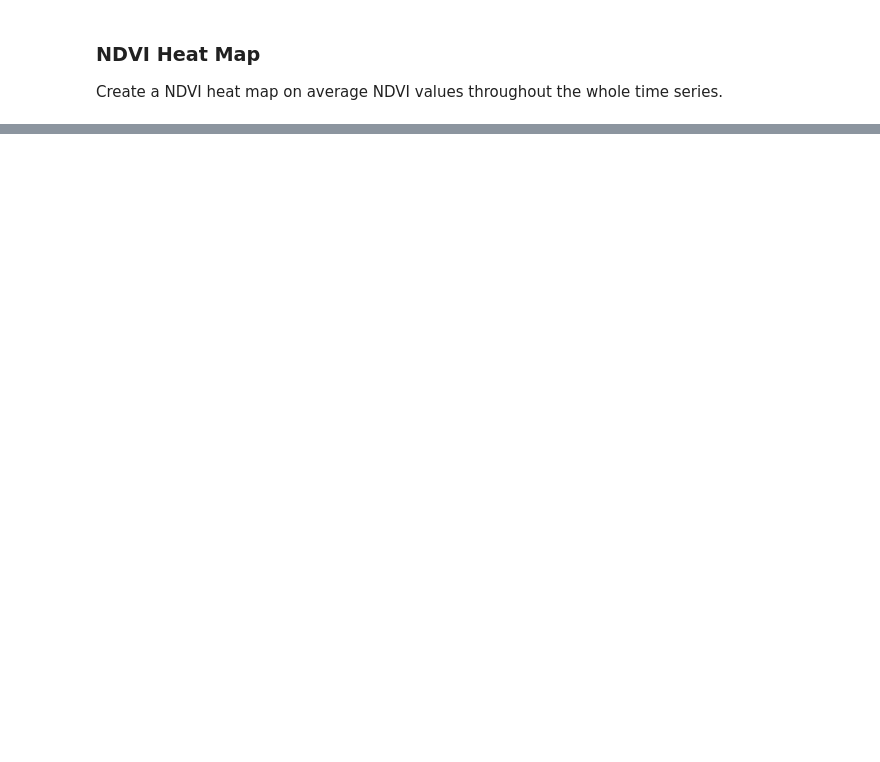
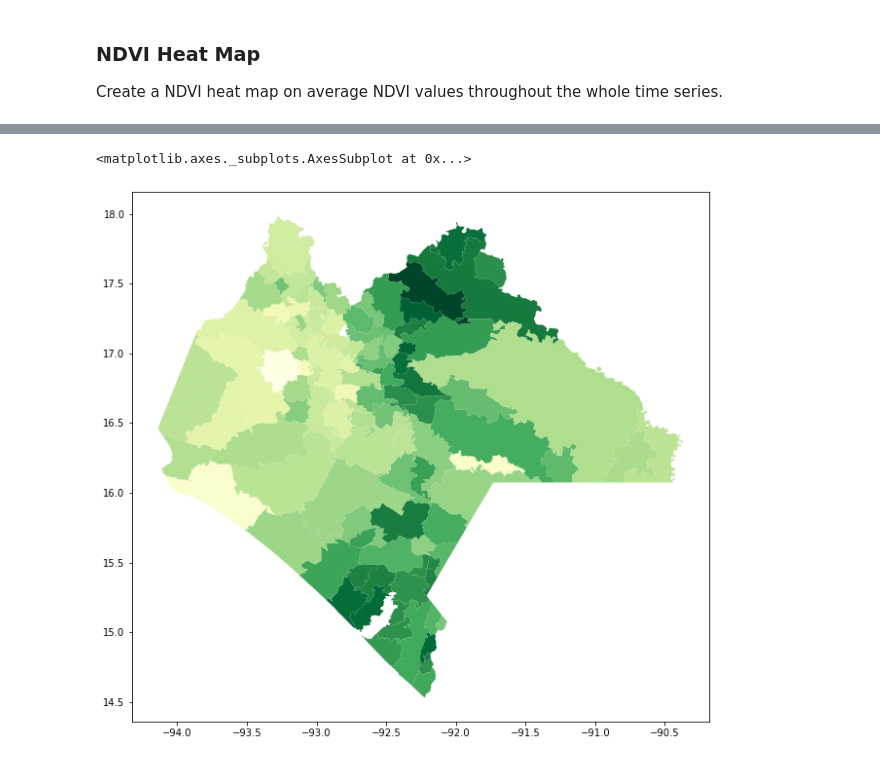
Before and after one commit to renelikestacos/Google-Earth-Engine-Python-Examples, a Jupyter notebook: 008_EE_meets_Geopandas.ipynb, the cells around one changed output, grey strips where cells are left out. Drawn from its saved outputs; the diff is of its cells as text; code cells hidden in the pictures; blank space fills up the shorter version.

```diff
--- a/008_EE_meets_Geopandas.ipynb
+++ b/008_EE_meets_Geopandas.ipynb
@@ -259,0 +301,3 @@ m
+# %%
+gdf_forecast_precipitation = forecast(df_x,'precipitation')
+gdf_forecast_ndvi = forecast(df_x,'ndvi')
@@ -259,0 +322,8 @@ m
+# %%
+gdf_forecast_final=gpd.GeoDataFrame(gdf_forecast_ndvi.merge(gdf_forecast_precipitation[['NOM_MUN','Date','precipitation']]))
+# %%
+fig, ax = plt.subplots(figsize = (12,10), subplot_kw = {'aspect':'equal'})
+gdf_forecast_final[gdf_forecast_final['Date']=='2019-07-31'].plot(column = 'ndvi',cmap = 'YlGn',ax = ax)
+# %% [output]
+<matplotlib.axes._subplots.AxesSubplot at 0x...>
+[figure, added]
```
Also changed, not shown: parts of 5 cells of this notebook, 2 other files.
